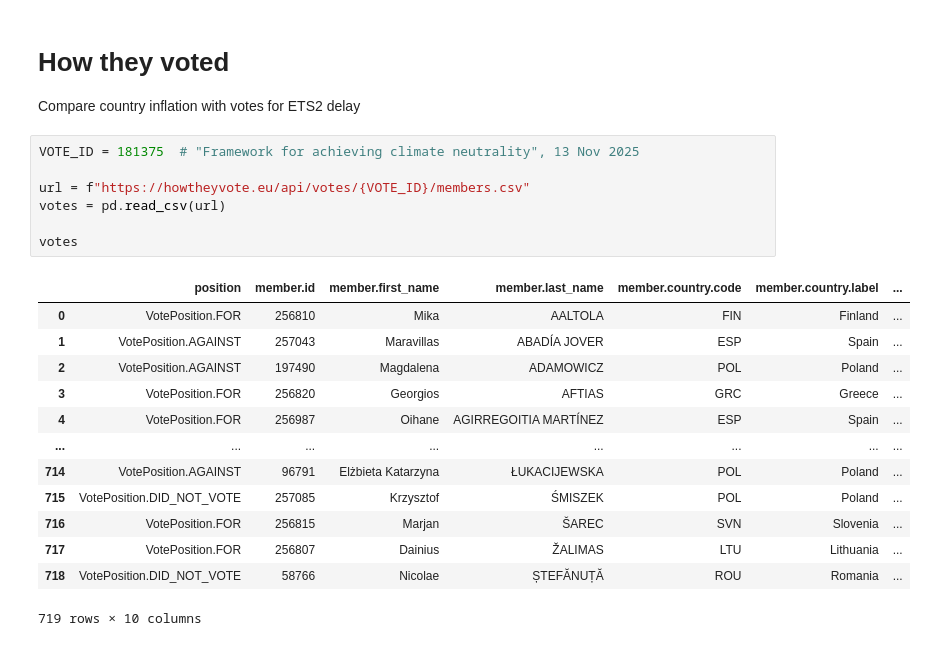
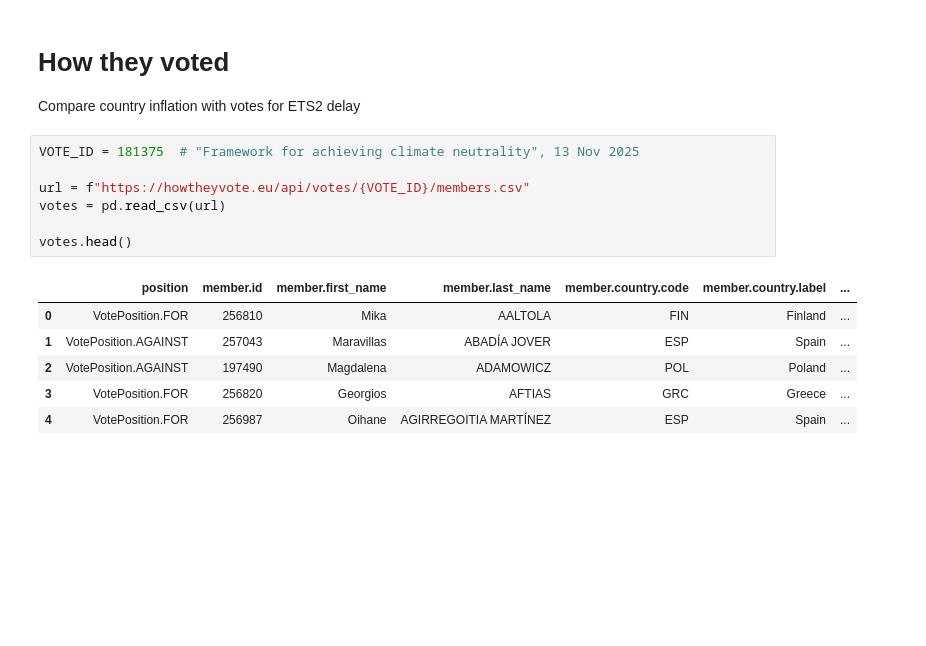
Before and after one commit to wirth-florian/eu-ets-inflation-impact, a Jupyter notebook: code/carbonflation_modelling.ipynb, the cells around one changed output. Cells and saved outputs as stored; diff of their text form; blank space fills up the shorter version.

```diff
--- a/code/carbonflation_modelling.ipynb
+++ b/code/carbonflation_modelling.ipynb
@@ -895,21 +897,14 @@ Compare country inflation with votes for ETS2 delay
 # %%
 VOTE_ID = 181375  # "Framework for achieving climate neutrality", 13 Nov 2025
 
 url = f"https://howtheyvote.eu/api/votes/{VOTE_ID}/members.csv"
 votes = pd.read_csv(url)
 
-votes
+votes.head()
 # %% [output]
 |  | position | member.id | member.first_name | member.last_name | member.country.code | member.country.label | ... |
 | 0 | VotePosition.FOR | 256810 | Mika | AALTOLA | FIN | Finland | ... |
 | 1 | VotePosition.AGAINST | 257043 | Maravillas | ABADÍA JOVER | ESP | Spain | ... |
 | 2 | VotePosition.AGAINST | 197490 | Magdalena | ADAMOWICZ | POL | Poland | ... |
 | 3 | VotePosition.FOR | 256820 | Georgios | AFTIAS | GRC | Greece | ... |
 | 4 | VotePosition.FOR | 256987 | Oihane | AGIRREGOITIA MARTÍNEZ | ESP | Spain | ... |
-| ... | ... | ... | ... | ... | ... | ... | ... |
-| 714 | VotePosition.AGAINST | 96791 | Elżbieta Katarzyna | ŁUKACIJEWSKA | POL | Poland | ... |
-| 715 | VotePosition.DID_NOT_VOTE | 257085 | Krzysztof | ŚMISZEK | POL | Poland | ... |
-| 716 | VotePosition.FOR | 256815 | Marjan | ŠAREC | SVN | Slovenia | ... |
-| 717 | VotePosition.FOR | 256807 | Dainius | ŽALIMAS | LTU | Lithuania | ... |
-| 718 | VotePosition.DID_NOT_VOTE | 58766 | Nicolae | ȘTEFĂNUȚĂ | ROU | Romania | ... |
-719 rows × 10 columns
```
Also changed, not shown: parts of 5 cells of this notebook.
